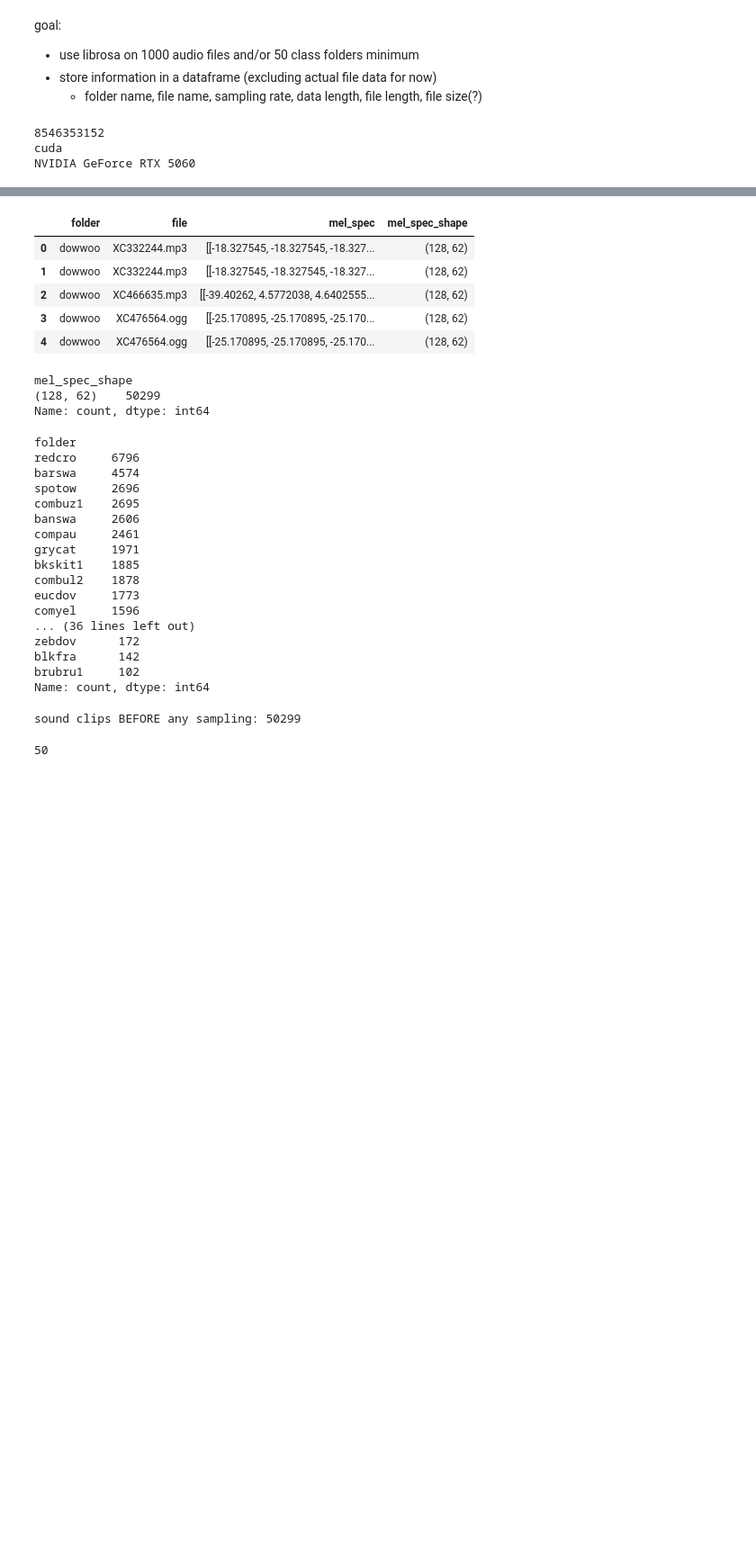
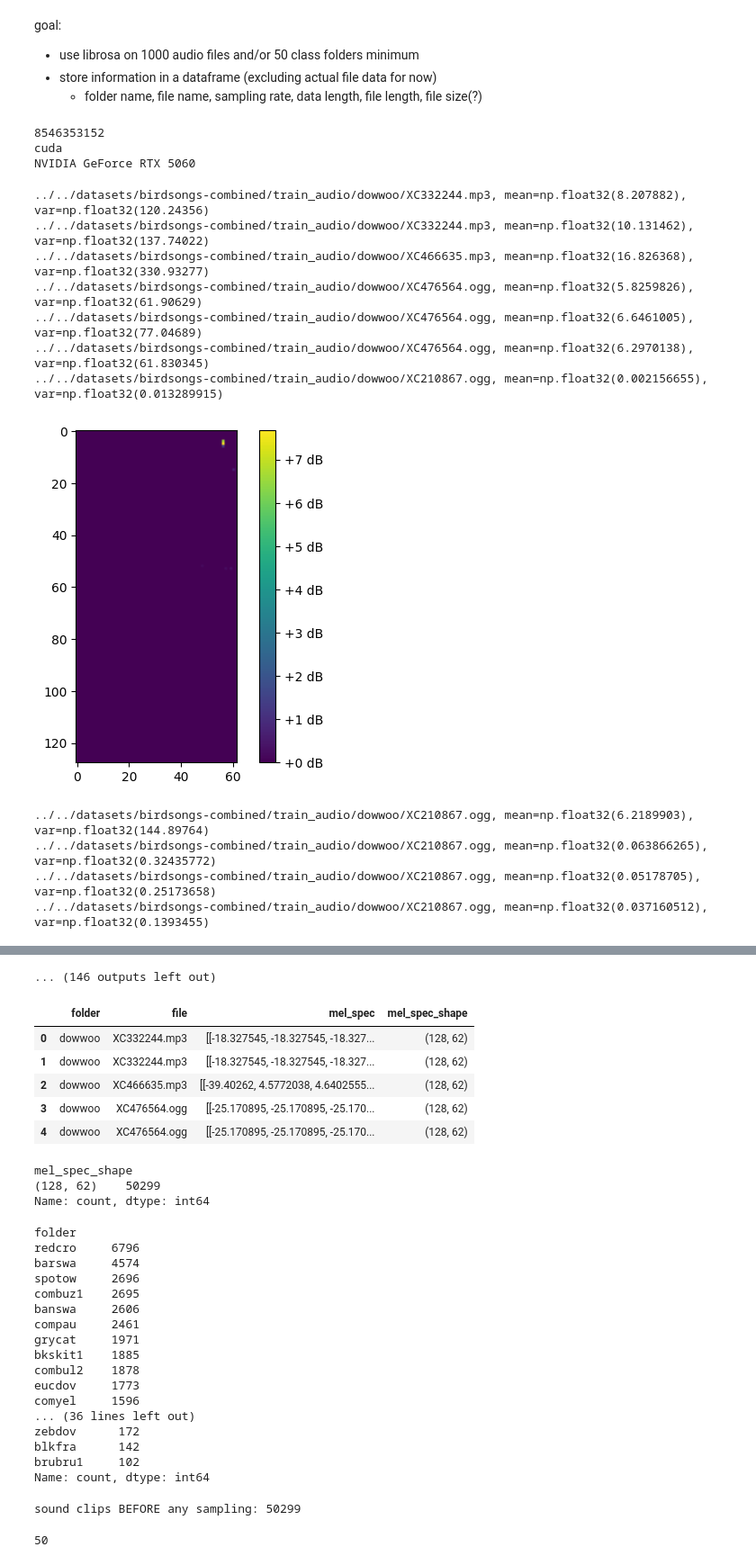
Before and after one commit to spearmintage/final-project, a Jupyter notebook: code/development/deeper_audio_test.ipynb, the cells around one changed output, grey strips where cells are left out. Shown at 90% size. Drawn from its saved outputs; the diff is of its cells as text; code cells hidden in the pictures; blank space fills up the shorter version.

Commit message:
mean and variance thresholds reintroduced

```diff
--- a/code/development/deeper_audio_test.ipynb
+++ b/code/development/deeper_audio_test.ipynb
@@ -34,6 +34,8 @@ torch.set_printoptions(sci_mode=False)
 # %%
 # experimental parameters for model training, for simple configuration in a single cell.
 # very useful for reporting spreadsheet
+
+on_sciama = False # for changing source directory
 
 folder_key = {}
 
@@ -44,7 +46,7 @@ sample_rate = 16000
 variance_threshold = 0.2
 mean_threshold = 5
 
-total_folders = 50
+total_folders = 10
 min_rating = 5.0
 max_files_per_folder = 0
 
@@ -60,6 +62,11 @@ momentum = 0
 experimental = False
 experimental_counter_limit = 10
 save_best_to_file = False
+# %%
+if on_sciama:
+    base_path = "/mnt/lustre/peprmint/train_audio/"
+else:
+    base_path = "../../datasets/birdsongs-combined/train_audio/"
 # %%
 def reset_seed():
     torch.manual_seed(1368)
@@ -140,9 +147,19 @@ def get_random_folders_filtered(base_dir: str, split_interval_secs: float, sampl
             # convert file data into mel-spectrogram fourier transform for feeding into CNN
             n_fft = 1024
 
+
+
             mel_spec_transform = torchaudio.transforms.MelSpectrogram(sample_rate = sample_rate, power=2, n_fft=n_fft)
-            amp_to_db_transform = torchaudio.transforms.AmplitudeToDB(stype="amplitude", top_db=80)
-            mel_spec_data_db = amp_to_db_transform(mel_spec_transform(file_data)).numpy()
+
+            # OLD MEL-SPECTROGRAM TRANSFORMATION
+            # amp_to_db_transform = torchaudio.transforms.AmplitudeToDB(stype="amplitude", top_db=80)
+            # mel_spec_data_db = amp_to_db_transform(mel_spec_transform(file_data)).numpy()
+
+            # NEW MEL-SPECTROGRAM TRANSFORMATION
+            mel_spec_data_db = torchaudio.functional.amplitude_to_DB(mel_spec_transform(file_data), multiplier=20., amin=0, db_multiplier=1, top_db=80).numpy()
+            mel_spec_data_db = mel_spec_data_db - mel_spec_data_db.min()
+
+
 
             # if file is at least X seconds.
             if total_splits >= 1:
@@ -162,10 +179,21 @@ def get_random_folders_filtered(base_dir: str, split_interval_secs: float, sampl
 
                     # determine and filter for "silence":
                     var = np.var(mel_spec_split)
-                    # mean = torch.mean(mel_spec_split)
+                    mean = np.mean(mel_spec_split)
 
-                    if not (var <= variance_threshold):
+                    #if var > variance_threshold:
+                    print(f"{file_path}, {mean=}, {var=}")
+                    # automatically keep anything ABOVE mean db level
+                    if mean > mean_threshold:
                         rows.append(row)
+                    else:
+                        # if mean is LOW, only include those with variance ABOVE threshold
+                        if var > variance_threshold:
+                            rows.append(row)
+                        else:
+                            plt.imshow(mel_spec_split)
+                            plt.colorbar(format='%+2.0f dB')
+                            plt.show()
 
                 folder_key[folder_count] = folder
 
@@ -183,16 +211,26 @@ def get_random_folders_filtered(base_dir: str, split_interval_secs: float, sampl
 
     return pd.DataFrame(rows)
 # %%
-#base_dir = "/mnt/lustre/peprmint/train_audio/"
-base_dir = "../../datasets/birdsongs-combined/train_audio/"
-
 reset_seed()
 
 folder_df = get_random_folders_filtered(
-    base_dir,
+    base_path,
     split_interval_secs=split_interval_secs,
     sample_rate=sample_rate,
     total_folders=total_folders,
     min_rating=min_rating,
     max_files_per_folder=max_files_per_folder
 )
+# %% [output]
+../../datasets/birdsongs-combined/train_audio/dowwoo/XC332244.mp3, mean=np.float32(8.207882), var=np.float32(120.24356)
+../../datasets/birdsongs-combined/train_audio/dowwoo/XC332244.mp3, mean=np.float32(10.131462), var=np.float32(137.74022)
+../../datasets/birdsongs-combined/train_audio/dowwoo/XC466635.mp3, mean=np.float32(16.826368), var=np.float32(330.93277)
+../../datasets/birdsongs-combined/train_audio/dowwoo/XC476564.ogg, mean=np.float32(5.8259826), var=np.float32(61.90629)
+../../datasets/birdsongs-combined/train_audio/dowwoo/XC476564.ogg, mean=np.float32(6.6461005), var=np.float32(77.04689)
+../../datasets/birdsongs-combined/train_audio/dowwoo/XC476564.ogg, mean=np.float32(6.2970138), var=np.float32(61.830345)
+../../datasets/birdsongs-combined/train_audio/dowwoo/XC210867.ogg, mean=np.float32(0.002156655), var=np.float32(0.013289915)
+[figure, added]
+../../datasets/birdsongs-combined/train_audio/dowwoo/XC210867.ogg, mean=np.float32(6.2189903), var=np.float32(144.89764)
+../../datasets/birdsongs-combined/train_audio/dowwoo/XC210867.ogg, mean=np.float32(0.063866265), var=np.float32(0.32435772)
+../../datasets/birdsongs-combined/train_audio/dowwoo/XC210867.ogg, mean=np.float32(0.05178705), var=np.float32(0.25173658)
+../../datasets/birdsongs-combined/train_audio/dowwoo/XC210867.ogg, mean=np.float32(0.037160512), var=np.float32(0.1393455)
@@ -199,3 +354,4 @@ folder_df = get_random_folders_filtered(
+... (146 outputs left out)
 # %%
 folder_df.head()
 # %% [output]
```
Also changed, not shown: parts of 3 cells of this notebook.
